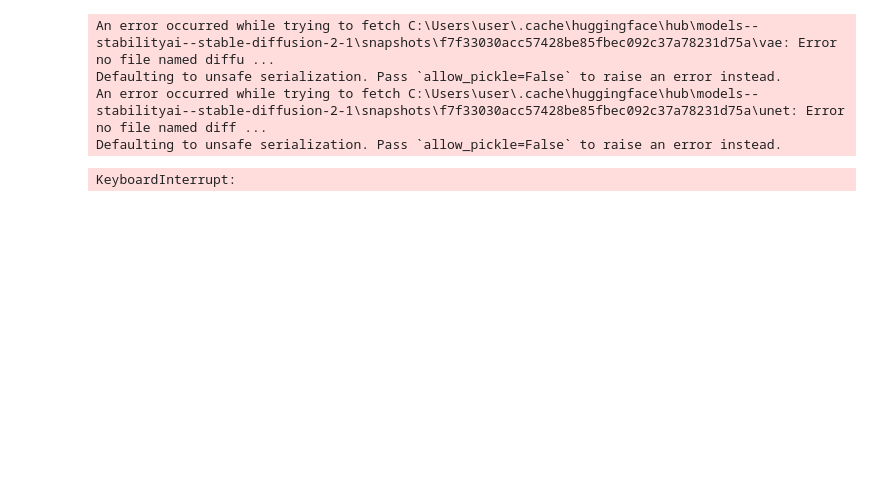
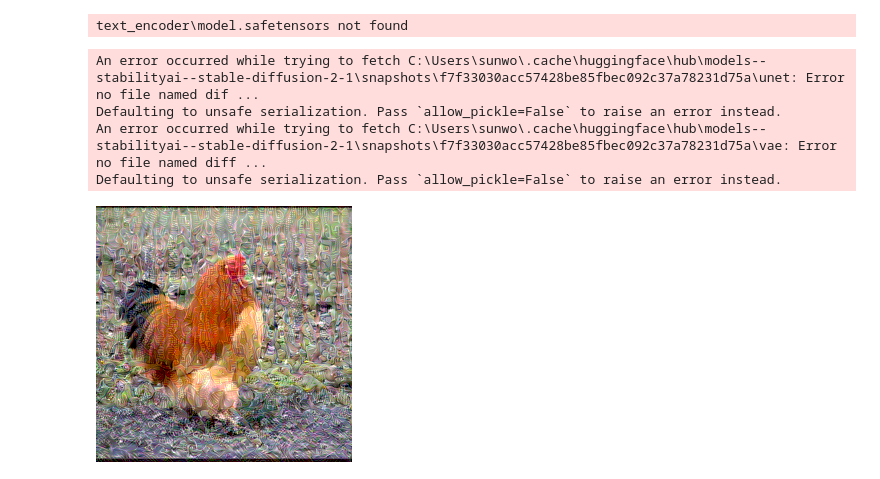
Before and after one commit to condblock/Hollowshade, a Jupyter notebook: gen_example.ipynb, the cells around one changed output. Saved outputs shown, nothing was run; the diff lists cells and outputs as text; code cells hidden in the pictures; blank space fills up the shorter version.

```diff
--- a/gen_example.ipynb
+++ b/gen_example.ipynb
@@ -17,11 +31,13 @@ img_original = Image.open(paths[100])
 # %%
-poison_generator = PoisonGeneration(device="cuda", eps=0.1)
+poison_generator = PoisonGeneration(device='cuda', eps=0.1)
 with open('data/ImageNet-labels.json', 'r') as f:
     labels = json.load(f)
 img_poisoned = poison_generator.generate_one(pil_image=img_original, target_concept=labels[f'{random.randint(0,999)}'])
+img_poisoned
 # %% [output]
-An error occurred while trying to fetch C:\Users\user\.cache\huggingface\hub\models--stabilityai--stable-diffusion-2-1\snapshots\f7f33030acc57428be85fbec092c37a78231d75a\vae: Error no file named diffu ...
-Defaulting to unsafe serialization. Pass `allow_pickle=False` to raise an error instead.
-An error occurred while trying to fetch C:\Users\user\.cache\huggingface\hub\models--stabilityai--stable-diffusion-2-1\snapshots\f7f33030acc57428be85fbec092c37a78231d75a\unet: Error no file named diff ...
-Defaulting to unsafe serialization. Pass `allow_pickle=False` to raise an error instead.
+text_encoder\model.safetensors not found
-KeyboardInterrupt:
+An error occurred while trying to fetch C:\Users\sunwo\.cache\huggingface\hub\models--stabilityai--stable-diffusion-2-1\snapshots\f7f33030acc57428be85fbec092c37a78231d75a\unet: Error no file named dif ...
+Defaulting to unsafe serialization. Pass `allow_pickle=False` to raise an error instead.
+An error occurred while trying to fetch C:\Users\sunwo\.cache\huggingface\hub\models--stabilityai--stable-diffusion-2-1\snapshots\f7f33030acc57428be85fbec092c37a78231d75a\vae: Error no file named diff ...
+Defaulting to unsafe serialization. Pass `allow_pickle=False` to raise an error instead.
+[figure, added]
```
Also changed, not shown: parts of 4 cells of this notebook, 4 other files.
